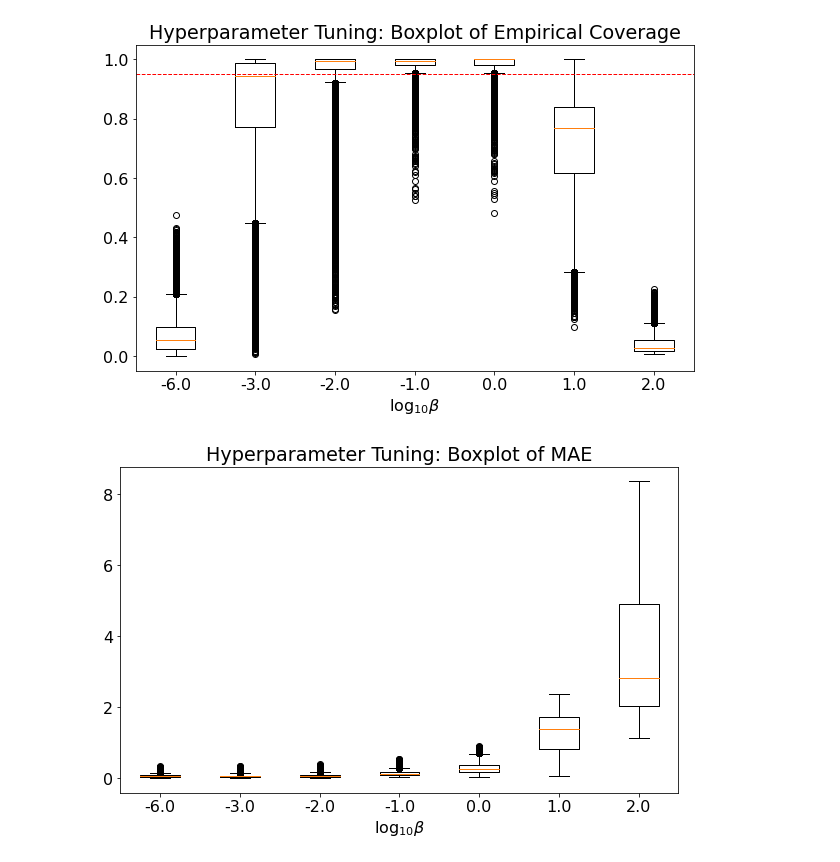
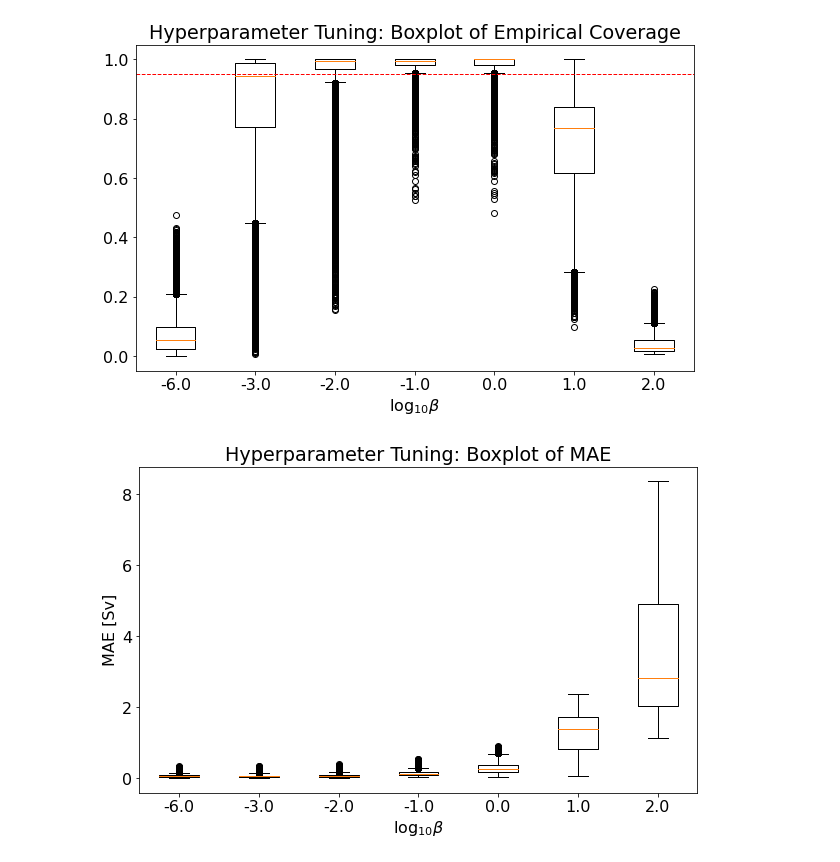
Before and after one commit to yizichenguc/AMOC_VAE, a Jupyter notebook: model.ipynb, the cells around one changed output. Cells and saved outputs as stored; diff of their text form; code cells hidden in the pictures.

Commit message:
update plots

```diff
--- a/model.ipynb
+++ b/model.ipynb
@@ -333,8 +333,8 @@ para: 100.0
 [figure]
 # %%
 # load grid_result file
-# grid_result = np.load('../model_output/grid_result.npy', allow_pickle=True)
-# grid_result = grid_result[()]
+grid_result = np.load('../model_output/grid_result.npy', allow_pickle=True)
+grid_result = grid_result[()]
 
 target = np.squeeze(AMOC_scaler.inverse_transform(target_val))
 # np.save('../model_output/val_target.npy', target)
@@ -395,16 +395,17 @@ plt.show()
 # %%
 # plot empirical coverage based on validation data set
 fig = plt.figure(figsize=(10, 6))
 plt.boxplot(mae,
             positions=list(range(len(labels))),
             labels=labels)
 plt.title('Hyperparameter Tuning: Boxplot of MAE')
 plt.xlabel(r'$\log_{10} \beta$')
+plt.ylabel('MAE [Sv]')
 plt.show()
 
 # fig.savefig('hyper_tuning/box_mae.png', bbox_inches='tight')
 # %% [output]
-[figure, old version]
+[figure, new version]
 # %%
 best_para = 1e-1
 # %%
```
Also changed, not shown: 3 other files.
